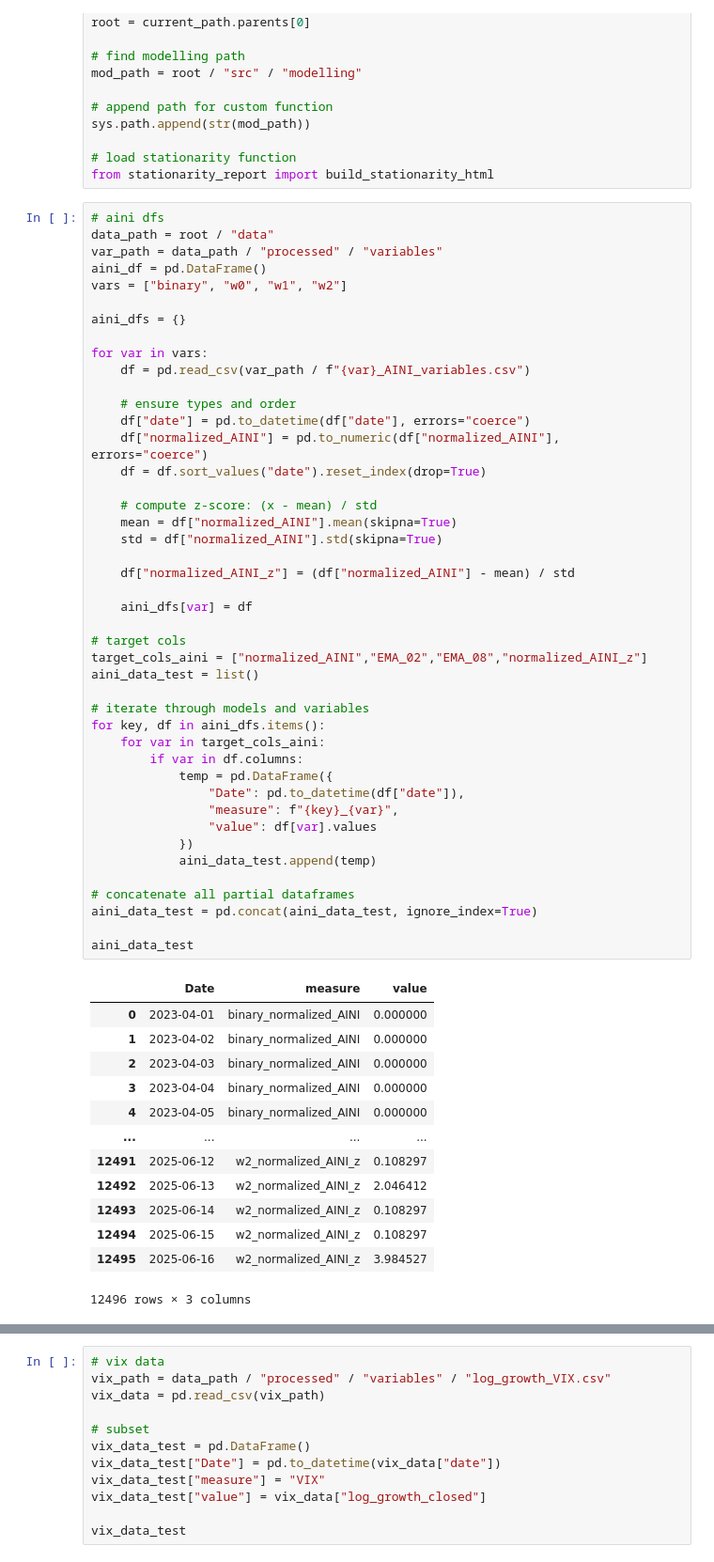
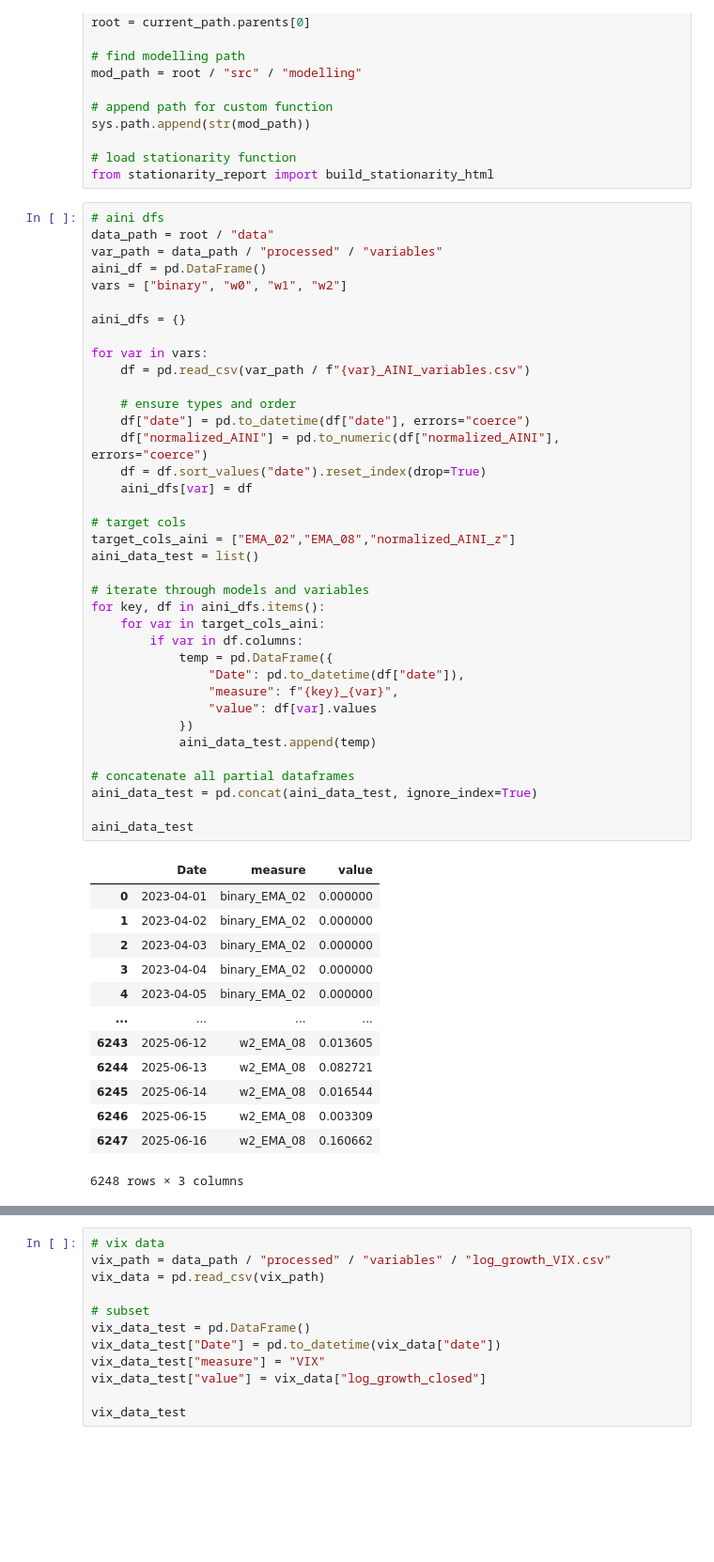
Before and after one commit to LarsIX/narrative_index, a Jupyter notebook: notebooks/stationarity_testing.ipynb, the cells around one changed output, grey strips where cells are left out. Shown at 94% size. Saved outputs shown, nothing was run; the diff lists cells and outputs as text; blank space fills up the shorter version.

Commit message:
Table construction for reporting

```diff
--- a/notebooks/stationarity_testing.ipynb
+++ b/notebooks/stationarity_testing.ipynb
@@ -27,53 +27,46 @@ aini_dfs = {}
 
 for var in vars:
     df = pd.read_csv(var_path / f"{var}_AINI_variables.csv")
 
     # ensure types and order
     df["date"] = pd.to_datetime(df["date"], errors="coerce")
     df["normalized_AINI"] = pd.to_numeric(df["normalized_AINI"], errors="coerce")
     df = df.sort_values("date").reset_index(drop=True)
-
-    # compute z-score: (x - mean) / std
-    mean = df["normalized_AINI"].mean(skipna=True)
-    std = df["normalized_AINI"].std(skipna=True)
-
-    df["normalized_AINI_z"] = (df["normalized_AINI"] - mean) / std
-
     aini_dfs[var] = df
 
 # target cols
-target_cols_aini = ["normalized_AINI","EMA_02","EMA_08","normalized_AINI_z"]
+target_cols_aini = ["EMA_02","EMA_08","normalized_AINI_z"]
 aini_data_test = list()
 
 # iterate through models and variables
 for key, df in aini_dfs.items():
     for var in target_cols_aini:
         if var in df.columns:
             temp = pd.DataFrame({
                 "Date": pd.to_datetime(df["date"]),
                 "measure": f"{key}_{var}",
                 "value": df[var].values
             })
             aini_data_test.append(temp)
 
 # concatenate all partial dataframes
 aini_data_test = pd.concat(aini_data_test, ignore_index=True)
 
 aini_data_test
 # %% [output]
 |  | Date | measure | value |
-| 0 | 2023-04-01 | binary_normalized_AINI | 0.000000 |
-| 1 | 2023-04-02 | binary_normalized_AINI | 0.000000 |
-| 2 | 2023-04-03 | binary_normalized_AINI | 0.000000 |
-| 3 | 2023-04-04 | binary_normalized_AINI | 0.000000 |
-| 4 | 2023-04-05 | binary_normalized_AINI | 0.000000 |
+| 0 | 2023-04-01 | binary_EMA_02 | 0.000000 |
+| 1 | 2023-04-02 | binary_EMA_02 | 0.000000 |
+| 2 | 2023-04-03 | binary_EMA_02 | 0.000000 |
+| 3 | 2023-04-04 | binary_EMA_02 | 0.000000 |
+| 4 | 2023-04-05 | binary_EMA_02 | 0.000000 |
 | ... | ... | ... | ... |
-| 12491 | 2025-06-12 | w2_normalized_AINI_z | 0.108297 |
-| 12492 | 2025-06-13 | w2_normalized_AINI_z | 2.046412 |
-| 12493 | 2025-06-14 | w2_normalized_AINI_z | 0.108297 |
-| 12494 | 2025-06-15 | w2_normalized_AINI_z | 0.108297 |
-| 12495 | 2025-06-16 | w2_normalized_AINI_z | 3.984527 |
+| 6243 | 2025-06-12 | w2_EMA_08 | 0.013605 |
+| 6244 | 2025-06-13 | w2_EMA_08 | 0.082721 |
+| 6245 | 2025-06-14 | w2_EMA_08 | 0.016544 |
+| 6246 | 2025-06-15 | w2_EMA_08 | 0.003309 |
+| 6247 | 2025-06-16 | w2_EMA_08 | 0.160662 |
-12496 rows × 3 columns
+6248 rows × 3 columns
 # %%
 # fin data
 fin_path = data_path / "raw" / "financial" / "full_daily_2023_2025.csv"
```
Also changed, not shown: parts of 4 cells of this notebook, 19 other files.
